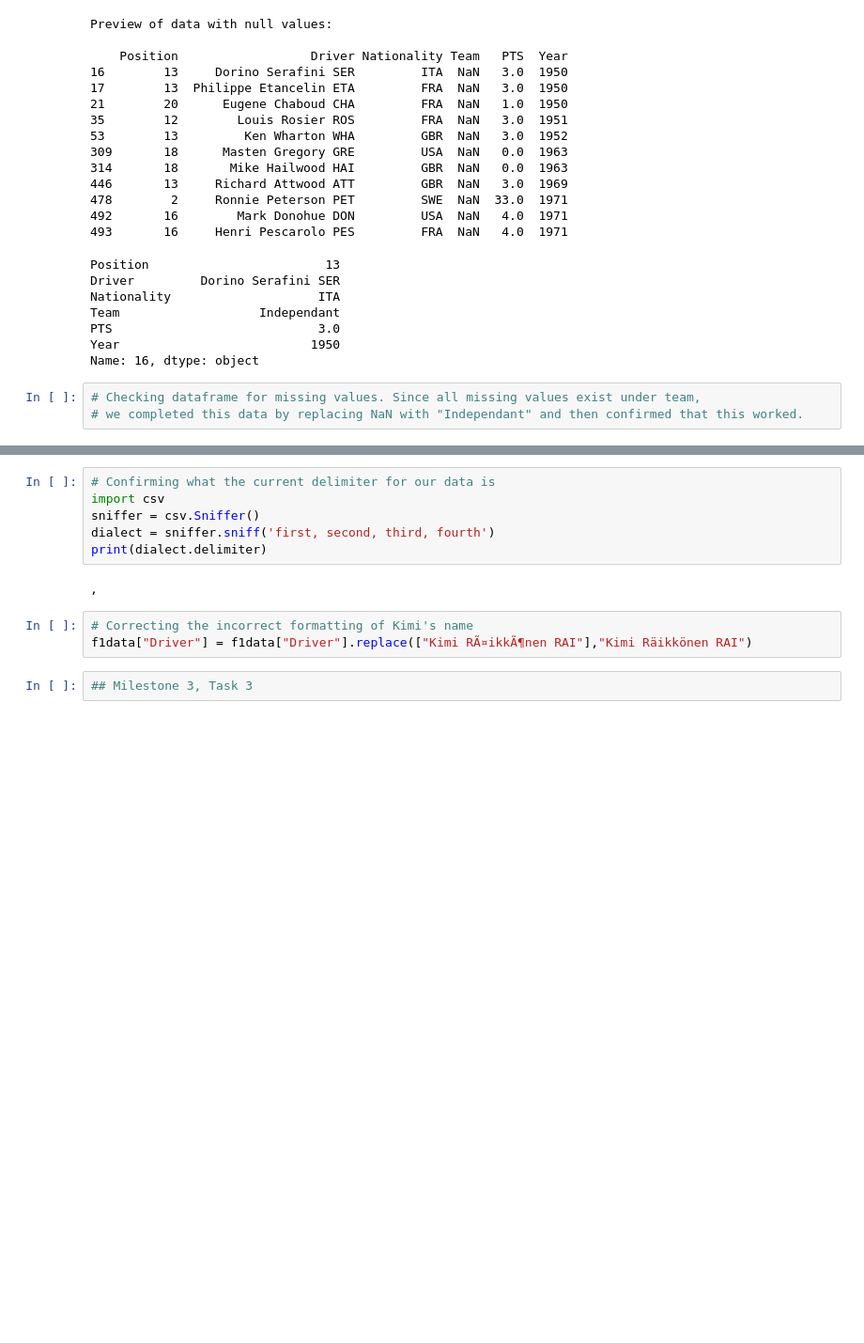
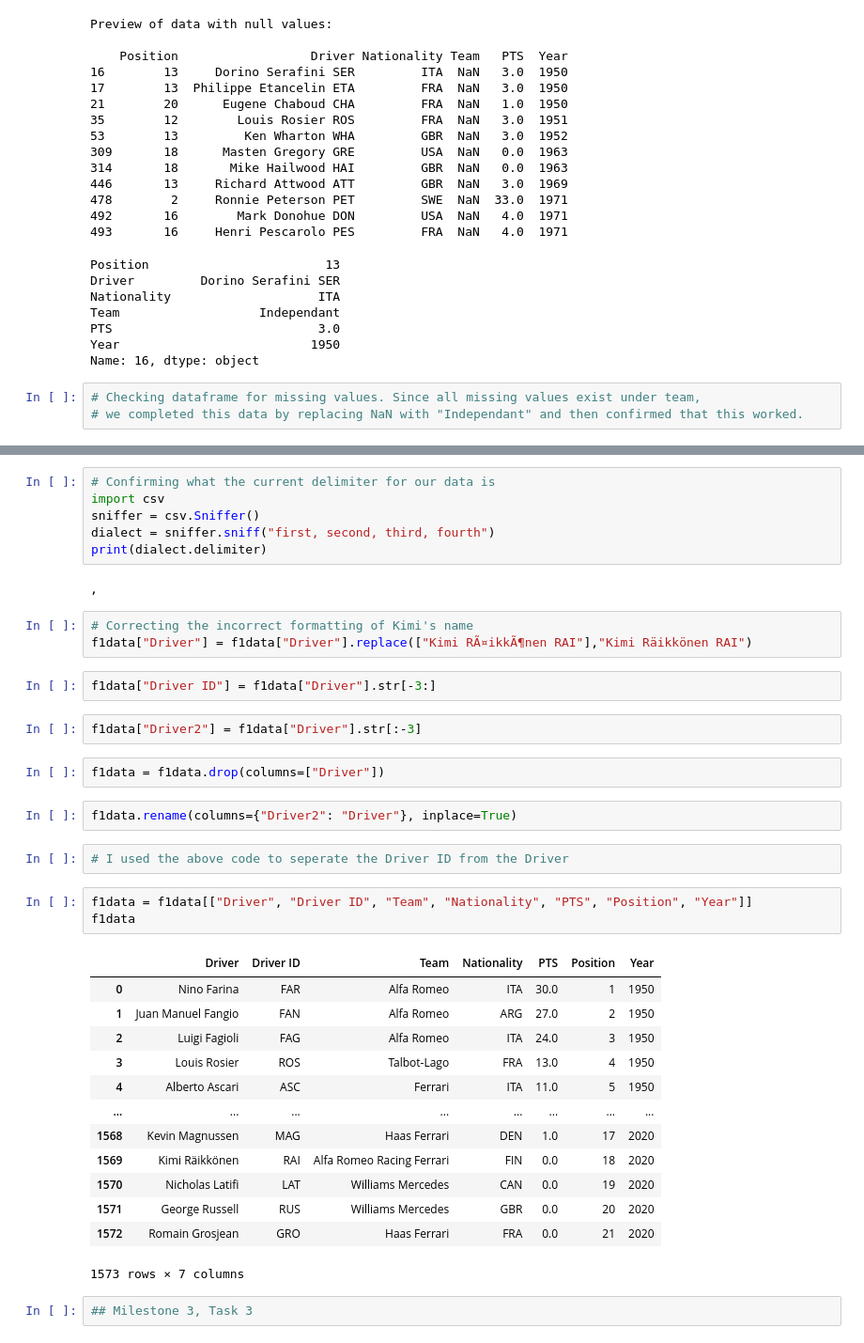
Before and after one commit to data301-2021-winter1/project-group12, a Jupyter notebook: notebooks/JordanK.ipynb, the cells around one changed output, grey strips where cells are left out. Shown at 94% size. Saved outputs shown, nothing was run; the diff lists cells and outputs as text; blank space fills up the shorter version.

Commit message:
Seperated Driver ID from Driver, logically restured dataframe, checked for duplicates.

```diff
--- a/notebooks/JordanK.ipynb
+++ b/notebooks/JordanK.ipynb
@@ -118,12 +139,39 @@ Name: 16, dtype: object
 # Confirming what the current delimiter for our data is
 import csv
 sniffer = csv.Sniffer()
-dialect = sniffer.sniff('first, second, third, fourth')
+dialect = sniffer.sniff("first, second, third, fourth")
 print(dialect.delimiter)
 # %% [output]
 ,
 # %%
 # Correcting the incorrect formatting of Kimi's name
 f1data["Driver"] = f1data["Driver"].replace(["Kimi RÃ¤ikkÃ¶nen RAI"],"Kimi Räikkönen RAI")
+# %%
+f1data["Driver ID"] = f1data["Driver"].str[-3:]
+# %%
+f1data["Driver2"] = f1data["Driver"].str[:-3]
+# %%
+f1data = f1data.drop(columns=["Driver"])
+# %%
+f1data.rename(columns={"Driver2": "Driver"}, inplace=True)
+# %%
+# I used the above code to seperate the Driver ID from the Driver
+# %%
+f1data = f1data[["Driver", "Driver ID", "Team", "Nationality", "PTS", "Position", "Year"]]
+f1data
+# %% [output]
+|  | Driver | Driver ID | Team | Nationality | PTS | Position | Year |
+| 0 | Nino Farina | FAR | Alfa Romeo | ITA | 30.0 | 1 | 1950 |
+| 1 | Juan Manuel Fangio | FAN | Alfa Romeo | ARG | 27.0 | 2 | 1950 |
+| 2 | Luigi Fagioli | FAG | Alfa Romeo | ITA | 24.0 | 3 | 1950 |
+| 3 | Louis Rosier | ROS | Talbot-Lago | FRA | 13.0 | 4 | 1950 |
+| 4 | Alberto Ascari | ASC | Ferrari | ITA | 11.0 | 5 | 1950 |
+| ... | ... | ... | ... | ... | ... | ... | ... |
+| 1568 | Kevin Magnussen | MAG | Haas Ferrari | DEN | 1.0 | 17 | 2020 |
+| 1569 | Kimi Räikkönen | RAI | Alfa Romeo Racing Ferrari | FIN | 0.0 | 18 | 2020 |
+| 1570 | Nicholas Latifi | LAT | Williams Mercedes | CAN | 0.0 | 19 | 2020 |
+| 1571 | George Russell | RUS | Williams Mercedes | GBR | 0.0 | 20 | 2020 |
+| 1572 | Romain Grosjean | GRO | Haas Ferrari | FRA | 0.0 | 21 | 2020 |
+1573 rows × 7 columns
 # %%
 ## Milestone 3, Task 3
```
Also changed, not shown: parts of 2 cells of this notebook.
